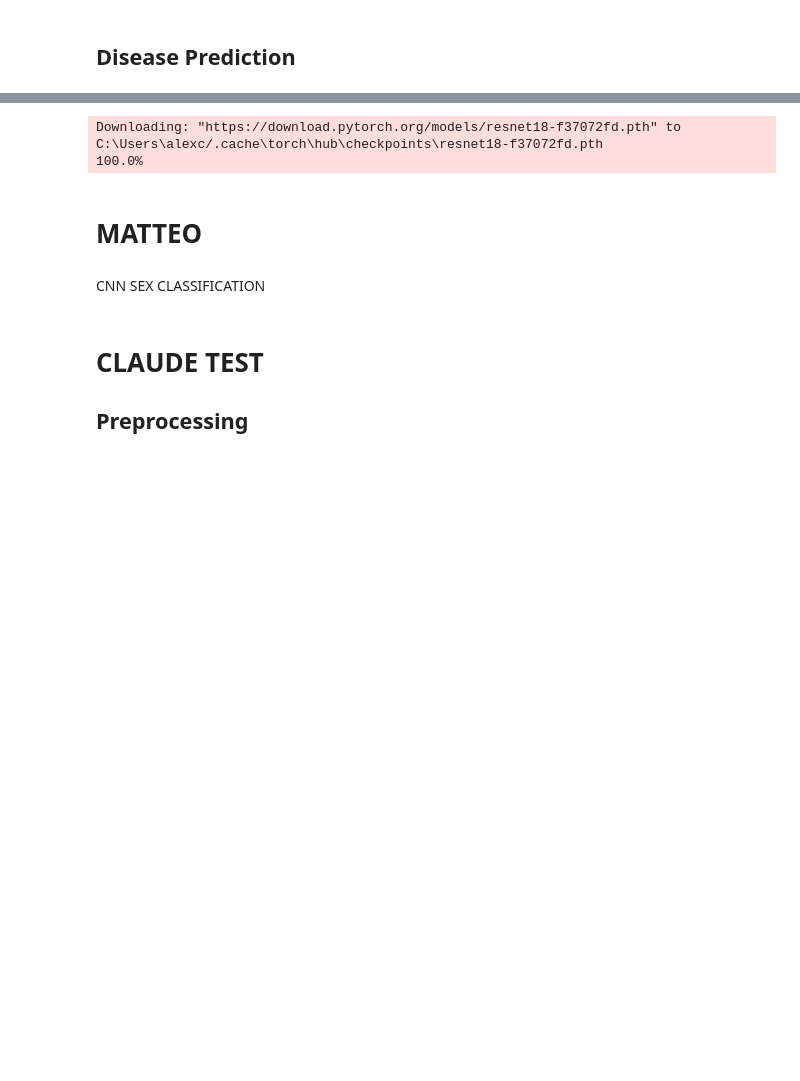
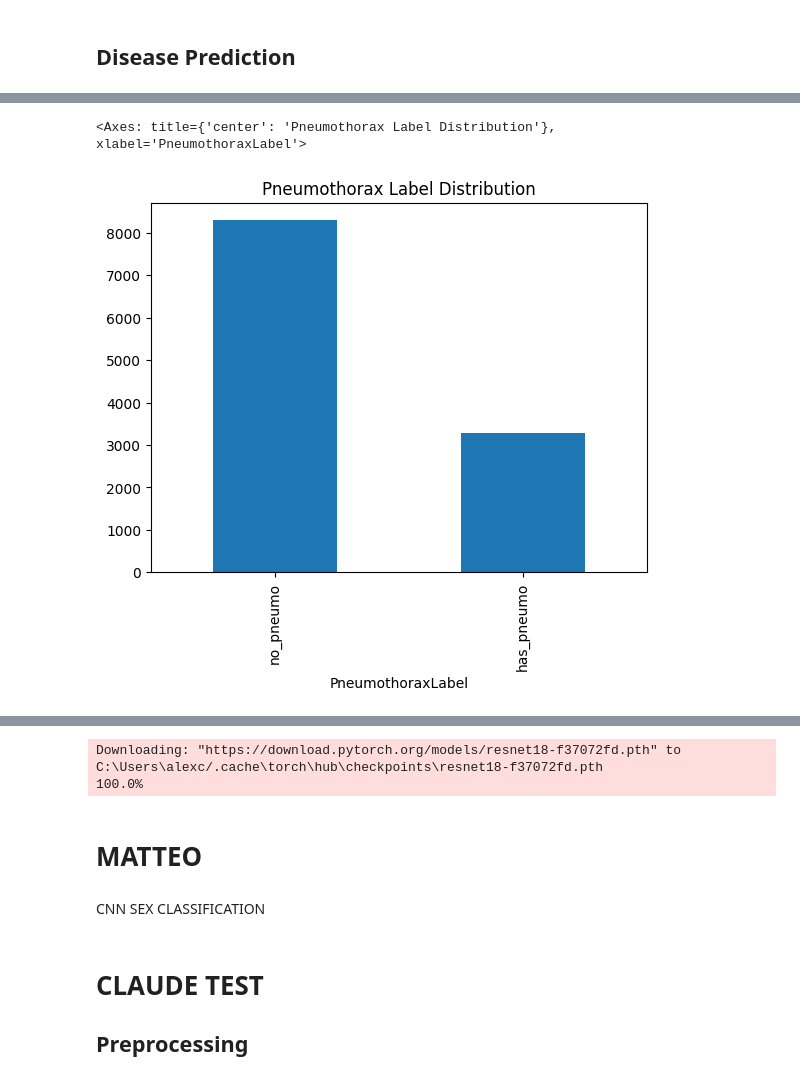
Before and after one commit to alexcri90/Medical-Imaging-DS-Bicocca, a Jupyter notebook: Project_MI.ipynb, the cells around one changed output, grey strips where cells are left out. Saved outputs shown, nothing was run; the diff lists cells and outputs as text; code cells hidden in the pictures; blank space fills up the shorter version.

```diff
--- a/Project_MI.ipynb
+++ b/Project_MI.ipynb
@@ -854,0 +865,5 @@ class PneumothoraxDataset(Dataset):
+# %%
+full_df.PneumothoraxLabel.value_counts().plot(kind='bar', title='Pneumothorax Label Distribution')
+# %% [output]
+<Axes: title={'center': 'Pneumothorax Label Distribution'}, xlabel='PneumothoraxLabel'>
+[figure, added]
```
Also changed, not shown: parts of 10 cells of this notebook, 4 other files.
